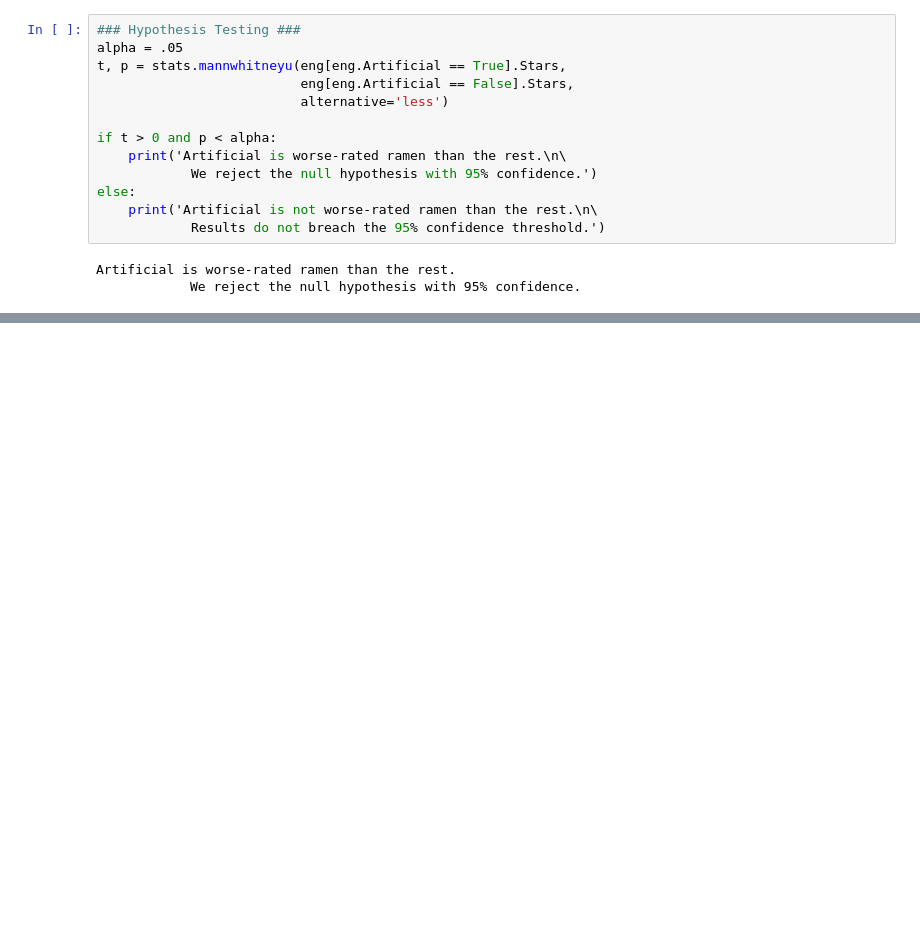
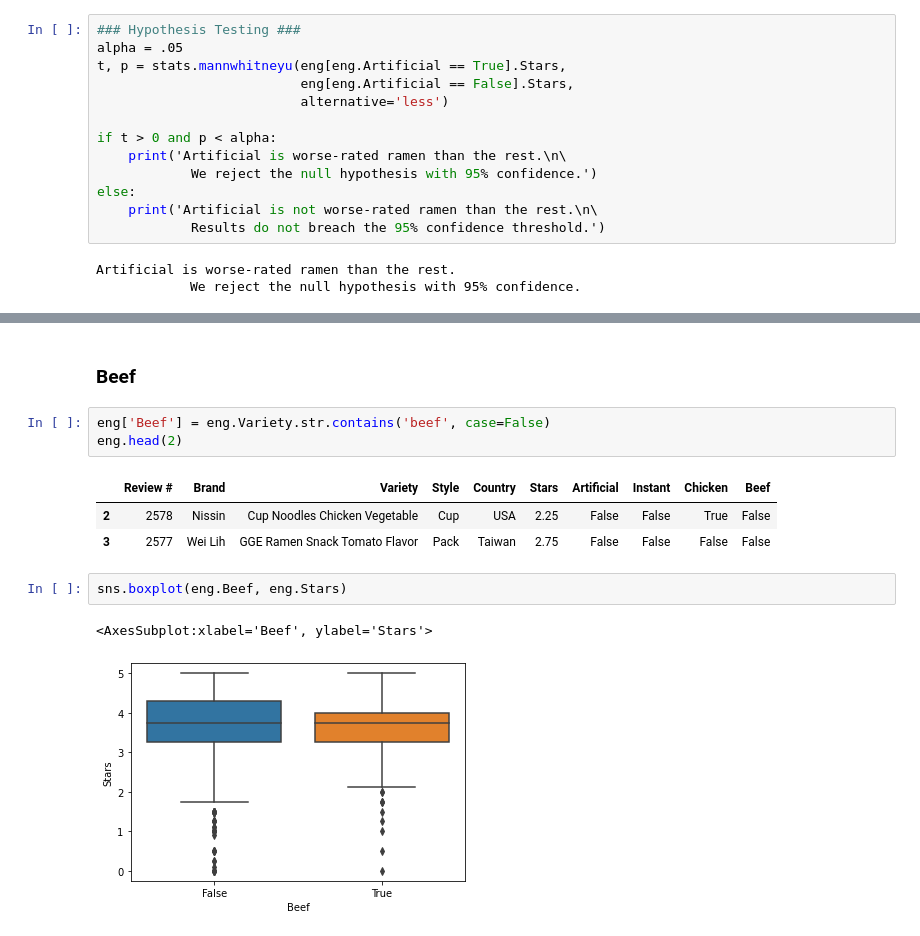
Before and after one commit to JacobPaxton/ramen-classification, a Jupyter notebook: draft_workspace.ipynb, the cells around one changed output, grey strips where cells are left out. Saved outputs shown, nothing was run; the diff lists cells and outputs as text; blank space fills up the shorter version.

```diff
--- a/draft_workspace.ipynb
+++ b/draft_workspace.ipynb
@@ -908,0 +1093,14 @@ Artificial is worse-rated ramen than the rest.
+# %% [markdown]
+### Beef
+# %%
+eng['Beef'] = eng.Variety.str.contains('beef', case=False)
+eng.head(2)
+# %% [output]
+|  | Review # | Brand | Variety | Style | Country | Stars | Artificial | Instant | Chicken | Beef |
+| 2 | 2578 | Nissin | Cup Noodles Chicken Vegetable | Cup | USA | 2.25 | False | False | True | False |
+| 3 | 2577 | Wei Lih | GGE Ramen Snack Tomato Flavor | Pack | Taiwan | 2.75 | False | False | False | False |
+# %%
+sns.boxplot(eng.Beef, eng.Stars)
+# %% [output]
+<AxesSubplot:xlabel='Beef', ylabel='Stars'>
+[figure, added]
```
Also changed, not shown: parts of 95 cells of this notebook.
